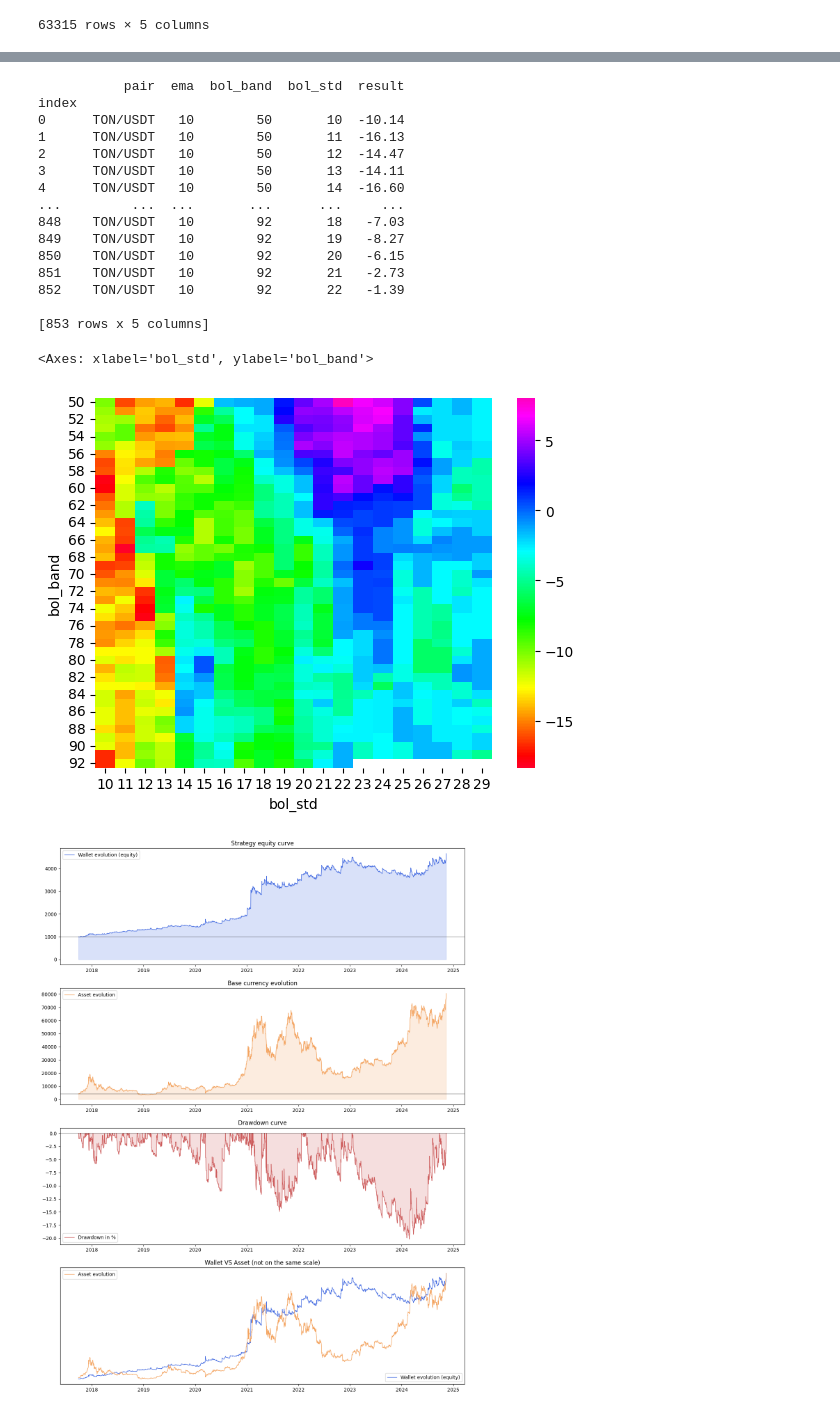
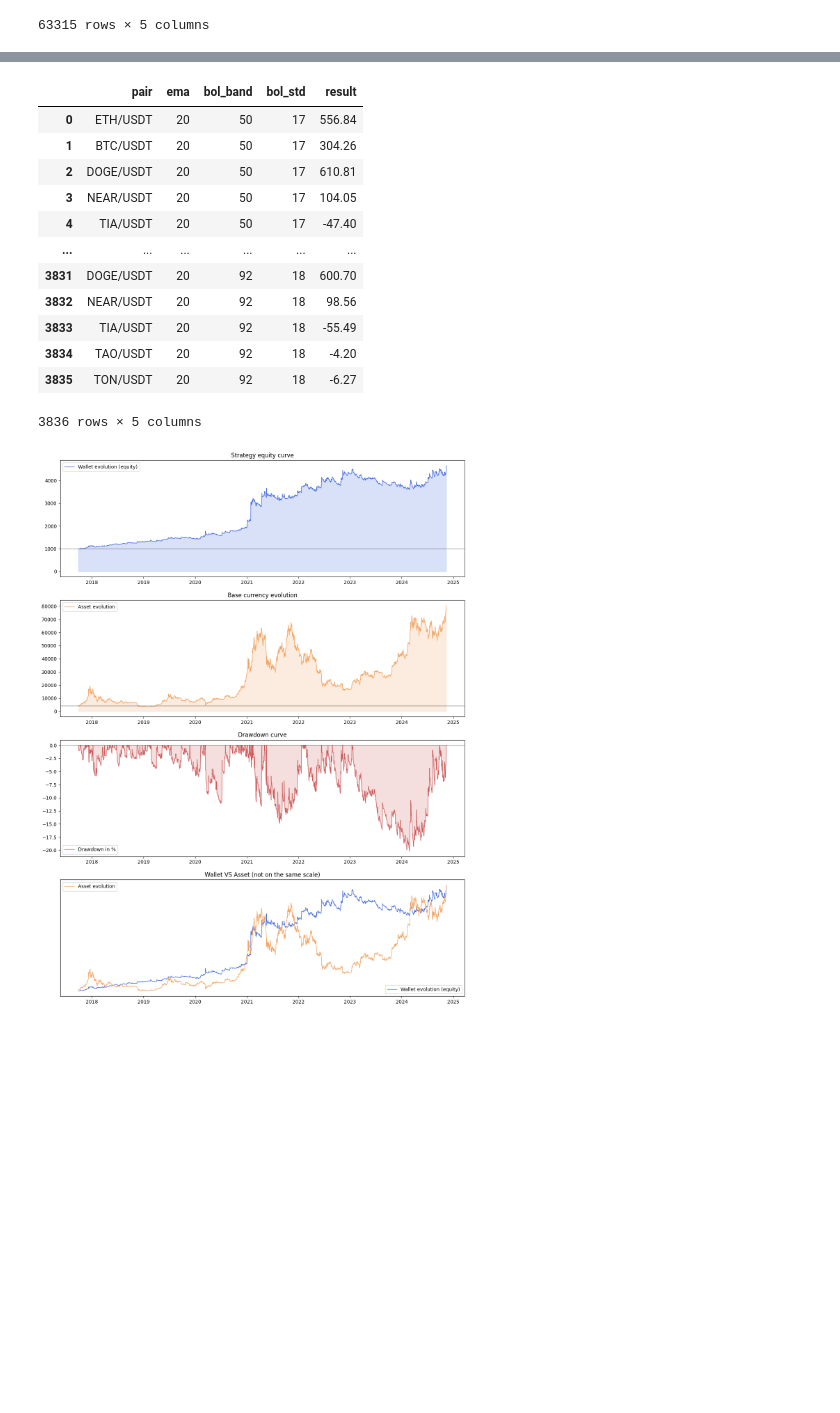
Before and after one commit to jgaro-cas/Backtest-Tools-V2, a Jupyter notebook: strategies/multi_division/bollinger_trend.ipynb, the cells around one changed output, grey strips where cells are left out. Saved outputs shown, nothing was run; the diff lists cells and outputs as text; code cells hidden in the pictures; blank space fills up the shorter version.

```diff
--- a/strategies/multi_division/bollinger_trend.ipynb
+++ b/strategies/multi_division/bollinger_trend.ipynb
@@ -508,9 +508,11 @@ Data load 100%
 | 2024-11-11 14:00:00 | 81835.73 | 82580.00 | 81500.01 | 82484.90 | 4581.230650 |
 63315 rows × 5 columns
 # %%
-ema_list = range(20, 60)
-bol_band_list = range(50, 120)
-bol_std_list = range(17, 30) # must be divided by 10
+import csv
+
+ema_list = range(24, 60) # Original 24, 60
+bol_band_list = range(50, 120) # Original 50, 120
+bol_std_list = range(17, 30) # must be divided by 10 Original 17, 30
 
 df_results = pd.DataFrame(columns=['pair', 'ema', 'bol_band', 'bol_std', 'result'])
 
@@ -546,15 +548,18 @@ for ema in ema_list:
                 pair_info=True,
                 indepedant_trade=True
             )
-            print(df_result)
-            datas = pd.DataFrame({
-                'pair': pair,
-                'ema': ema,
-                'bol_band': bol_band,
-                'bol_std': bol_std,
-                'result': df_result[pair]
-            }, index=[0])
-            df_results = pd.concat([df_results, datas], axis=0, ignore_index=True)
+            with open(r"results.csv", "a") as f:
+                writer = csv.writer(f)
+                for p, r in df_result.items():
+                    # datas = pd.DataFrame({
+                    #     'pair': p,
+                    #     'ema': ema,
+                    #     'bol_band': bol_band,
+                    #     'bol_std': bol_std,
+                    #     'result': r
+                    # }, index=[0])
+                    # df_results = pd.concat([df_results, datas], axis=0, ignore_index=True)
+                    writer.writerow([p, ema, bol_band, bol_std, r])
 
 
 df_results
@@ -561,24 +584,22 @@ df_results
 # %%
-# get datas from csv
-loaded_datas = pd.read_csv("results.csv", index_col='index')
-print(loaded_datas)
-d = loaded_datas.pivot(index='bol_band', columns='bol_std', values='result')
-sns.heatmap(d, annot=False, fmt=".2f", cmap='gist_rainbow')
+# # get datas from csv
+# loaded_datas = pd.read_csv("results.csv", index_col='index')
+# print(loaded_datas)
+# d = loaded_datas.pivot(index='bol_band', columns='bol_std', values='result')
+# sns.heatmap(d, annot=False, fmt=".2f", cmap='gist_rainbow')
-# %% [output]
-           pair  ema  bol_band  bol_std  result
-index
-0      TON/USDT   10        50       10  -10.14
-1      TON/USDT   10        50       11  -16.13
-2      TON/USDT   10        50       12  -14.47
-3      TON/USDT   10        50       13  -14.11
-4      TON/USDT   10        50       14  -16.60
-...         ...  ...       ...      ...     ...
-848    TON/USDT   10        92       18   -7.03
-849    TON/USDT   10        92       19   -8.27
-850    TON/USDT   10        92       20   -6.15
-851    TON/USDT   10        92       21   -2.73
-852    TON/USDT   10        92       22   -1.39
-
-[853 rows x 5 columns]
-<Axes: xlabel='bol_std', ylabel='bol_band'>
-[figure, removed]
+# %%
+df_results
+# %% [output]
+|  | pair | ema | bol_band | bol_std | result |
+| 0 | ETH/USDT | 20 | 50 | 17 | 556.84 |
+| 1 | BTC/USDT | 20 | 50 | 17 | 304.26 |
+| 2 | DOGE/USDT | 20 | 50 | 17 | 610.81 |
+| 3 | NEAR/USDT | 20 | 50 | 17 | 104.05 |
+| 4 | TIA/USDT | 20 | 50 | 17 | -47.40 |
+| ... | ... | ... | ... | ... | ... |
+| 3831 | DOGE/USDT | 20 | 92 | 18 | 600.70 |
+| 3832 | NEAR/USDT | 20 | 92 | 18 | 98.56 |
+| 3833 | TIA/USDT | 20 | 92 | 18 | -55.49 |
+| 3834 | TAO/USDT | 20 | 92 | 18 | -4.20 |
+| 3835 | TON/USDT | 20 | 92 | 18 | -6.27 |
+3836 rows × 5 columns
```
Also changed, not shown: parts of 2 cells of this notebook, 2 other files.
